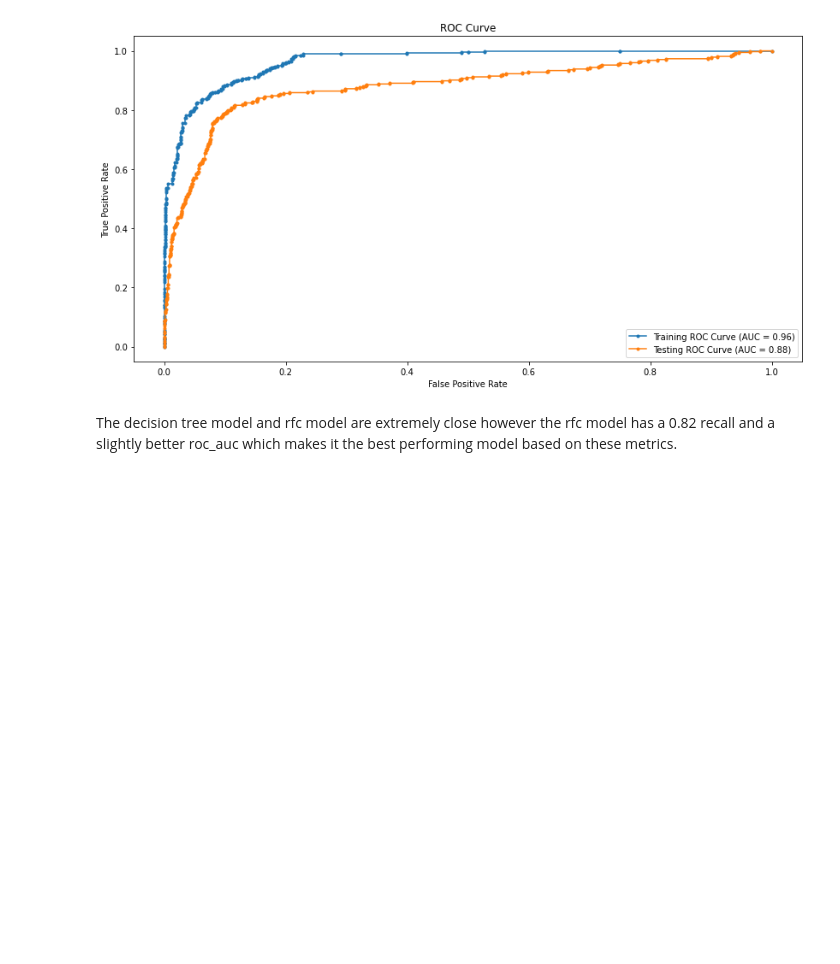
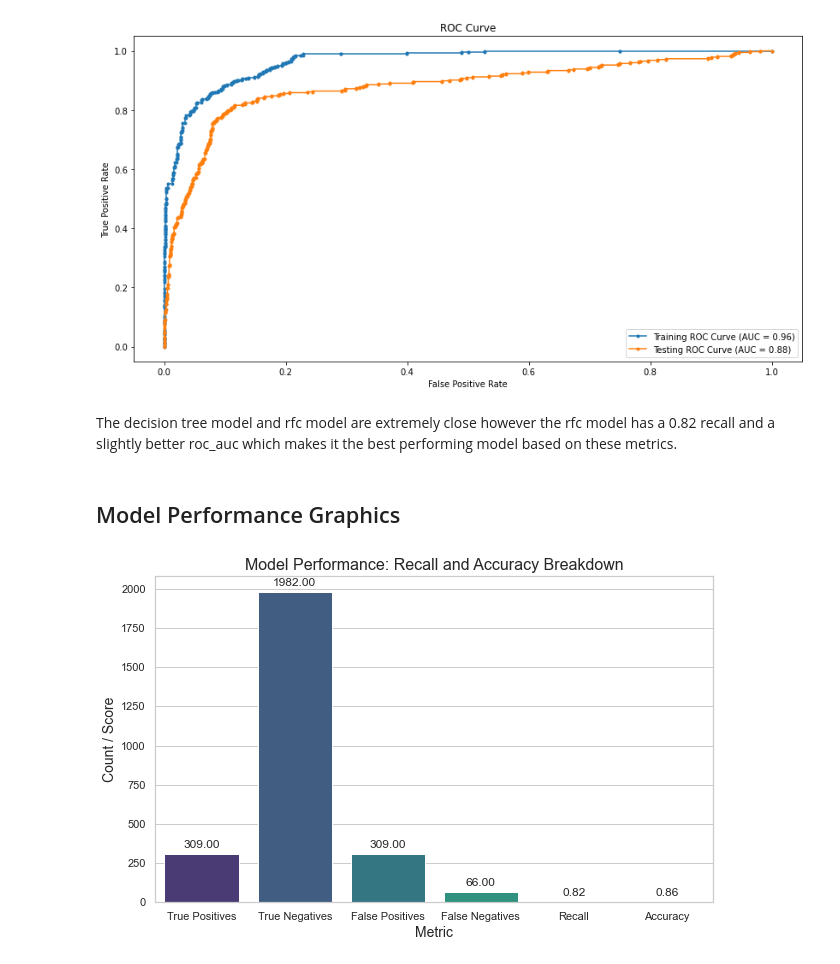
Before and after one commit to AmaniWanene/Classification_Modelling, a Jupyter notebook: Phase_3 project final notebook.ipynb, the cells around one changed output. Saved outputs shown, nothing was run; the diff lists cells and outputs as text; code cells hidden in the pictures; blank space fills up the shorter version.

```diff
--- a/Phase_3 project final notebook.ipynb
+++ b/Phase_3 project final notebook.ipynb
@@ -768,3 +768,54 @@ The decision tree model and rfc model are extremely close however the rfc model
 
 best_rfc_model = tuned_rfc_1.fit(X_train_resampled,y_train_resampled)
 best_overall_model = best_rfc_model
+# %% [markdown]
+## Model Performance Graphics
+# %%
+
+y_test = y_test  # Replace with your actual test labels
+y_pred = y_test_pred  # Replace with your model's predictions
+
+# Calculate the confusion matrix
+cm = confusion_matrix(y_test, y_pred)
+
+# Extract True Positives, True Negatives, False Positives, and False Negatives
+tn, fp, fn, tp = cm.ravel()
+
+# Calculate recall and accuracy
+recall = tp / (tp + fn)
+accuracy = (tp + tn) / (tp + tn + fp + fn)
+
+# Data for plotting
+metrics = ['True Positives', 'True Negatives', 'False Positives', 'False Negatives', 'Recall', 'Accuracy']
+values = [tp, tn, fp, fn, recall, accuracy]
+
+
+data = pd.DataFrame({
+    'Metric': metrics,
+    'Value': values
+})
+
+# Initialize the Seaborn style
+sns.set(style="whitegrid")
+
+# Create the bar plot
+plt.figure(figsize=(10, 6))
+bar_plot = sns.barplot(x='Metric', y='Value', data=data, palette="viridis")
+
+# Add the values on top of the bars
+for p in bar_plot.patches:
+    bar_plot.annotate(format(p.get_height(), '.2f'),
+                      (p.get_x() + p.get_width() / 2., p.get_height()),
+                      ha = 'center', va = 'center',
+                      xytext = (0, 9),
+                      textcoords = 'offset points')
+
+# Add title and labels
+plt.title('Model Performance: Recall and Accuracy Breakdown', fontsize=16)
+plt.xlabel('Metric', fontsize=14)
+plt.ylabel('Count / Score', fontsize=14)
+
+# Show the plot
+plt.show()
+# %% [output]
+[figure, added]
```
Also changed, not shown: parts of 1 cell of this notebook, 2 other files.
